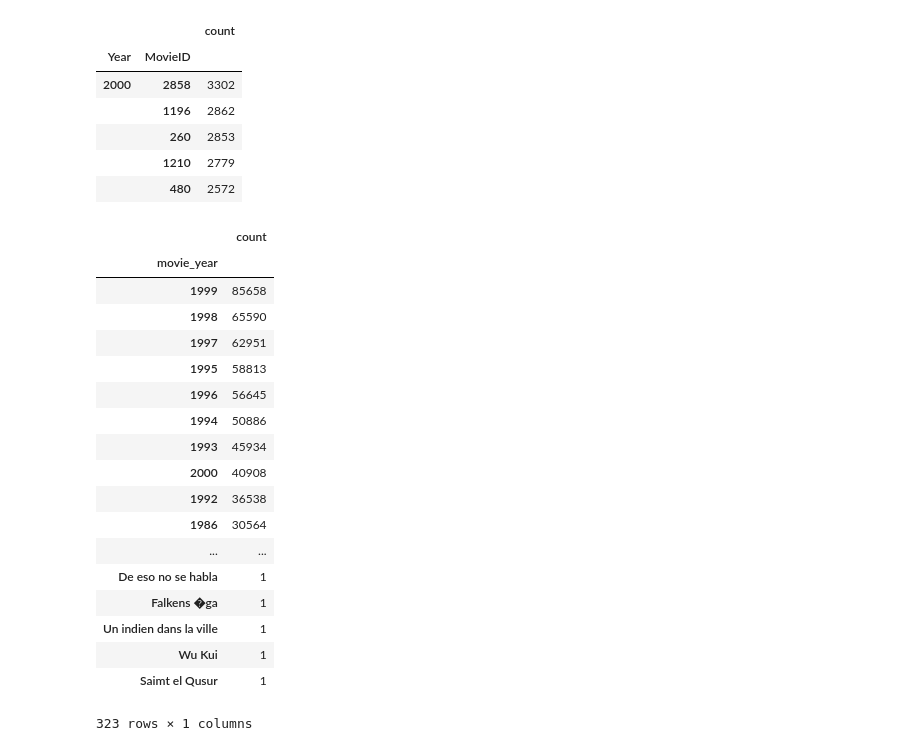
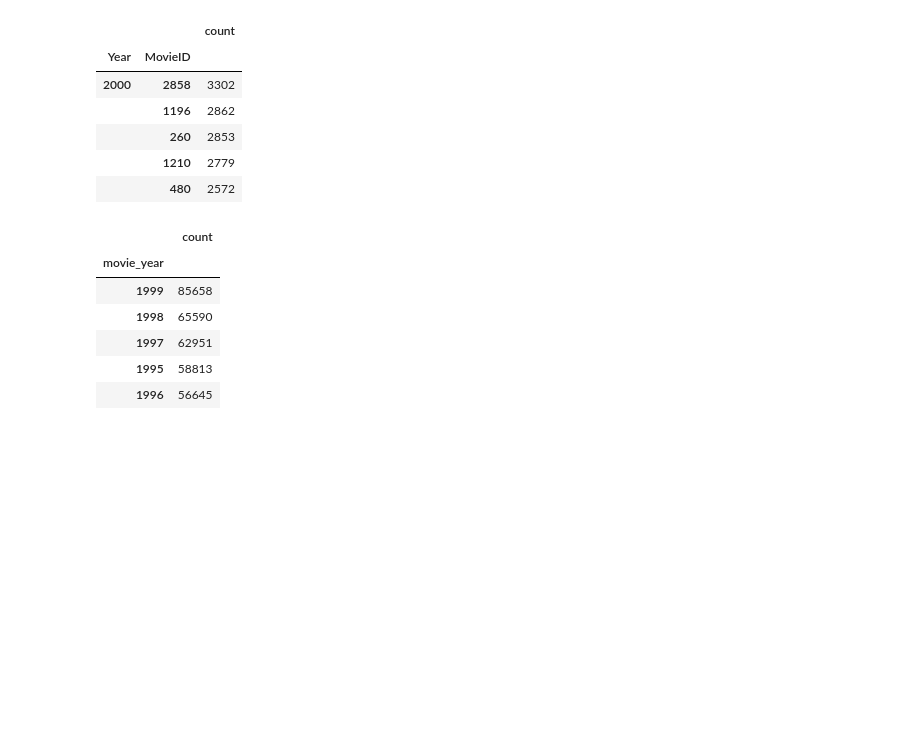
Before and after one commit to amprova/Larger_scale_data, a Jupyter notebook: project2/data_summary.ipynb, the cells around one changed output. Saved outputs shown, nothing was run; the diff lists cells and outputs as text; code cells hidden in the pictures; blank space fills up the shorter version.

```diff
--- a/project2/data_summary.ipynb
+++ b/project2/data_summary.ipynb
@@ -407,26 +387,14 @@ popbyyear_movies.sort_values(by='count',ascending=False).head()
 |  | 480 | 2572 |
 # %%
 evergreen_movies = groupby_count(joined, 'movie_year', 'Title')
-evergreen_movies.sort_values(by = 'count', ascending = False)
+evergreen_movies.sort_values(by = 'count', ascending = False).head()
 # %% [output]
 |  | count |
 | movie_year |  |
 | 1999 | 85658 |
 | 1998 | 65590 |
 | 1997 | 62951 |
 | 1995 | 58813 |
 | 1996 | 56645 |
-| 1994 | 50886 |
-| 1993 | 45934 |
-| 2000 | 40908 |
-| 1992 | 36538 |
-| 1986 | 30564 |
-| ... | ... |
-| De eso no se habla | 1 |
-| Falkens �ga | 1 |
-| Un indien dans la ville | 1 |
-| Wu Kui | 1 |
-| Saimt el Qusur | 1 |
-323 rows × 1 columns
 # %%
 a = groupby_count(joined, ['Year','Title'], 'Rating')
```
Also changed, not shown: parts of 2 cells of this notebook, 30 other files.
